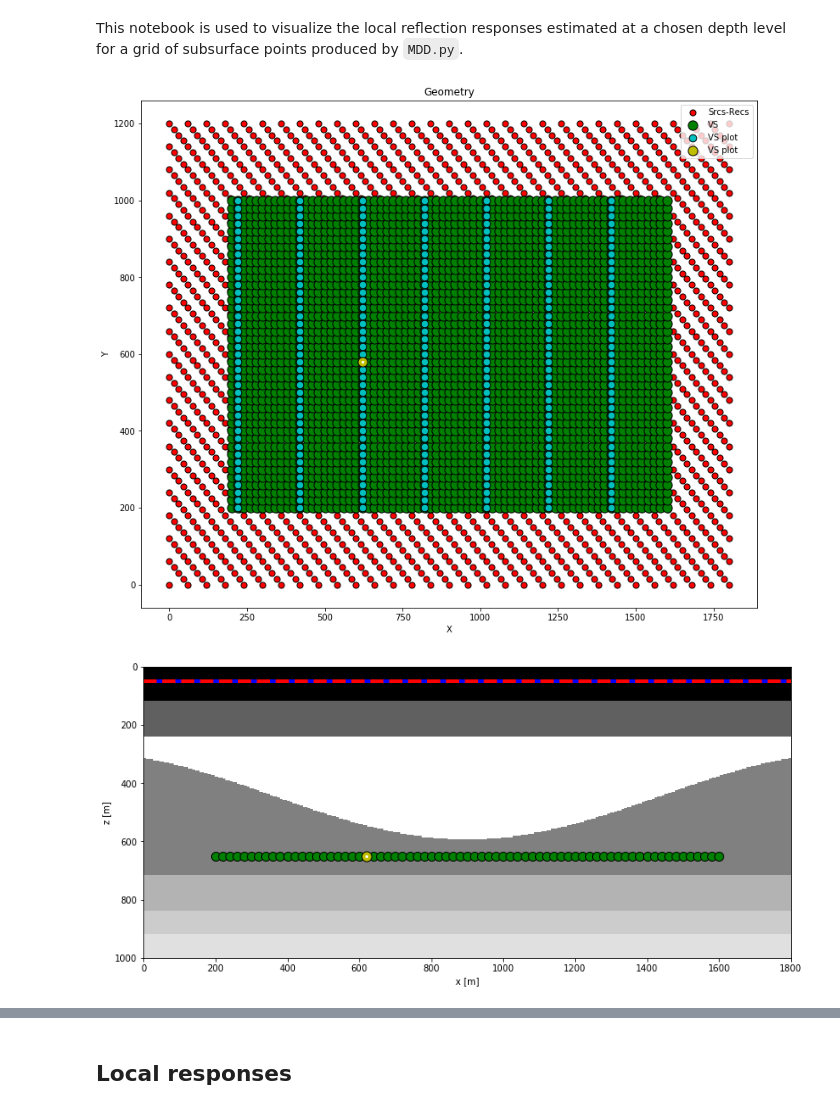
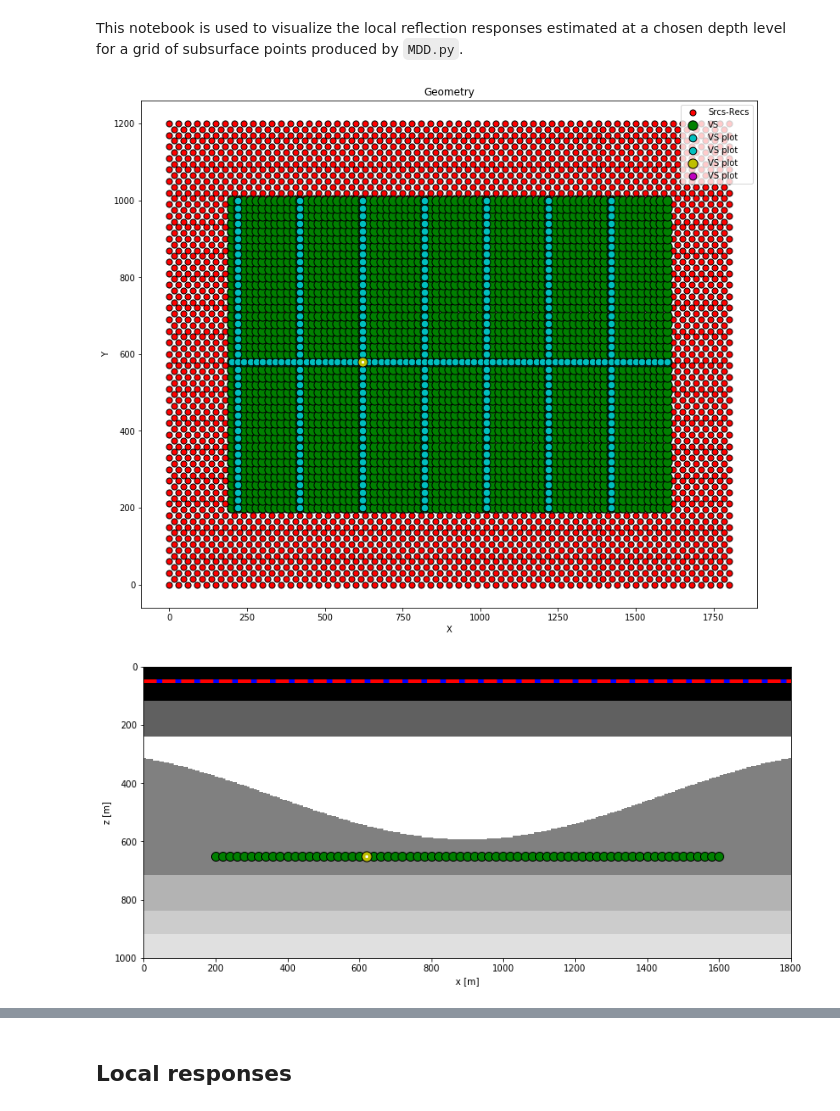
Before and after one commit to DIG-Kaust/MDC-HPC, a Jupyter notebook: MDD3D_visualization.ipynb, the cells around one changed output, grey strips where cells are left out. Saved outputs shown, nothing was run; the diff lists cells and outputs as text; code cells hidden in the pictures.

Commit message:
Improved plots in  MDD3D_visualization.ipynb

```diff
--- a/MDD3D_visualization.ipynb
+++ b/MDD3D_visualization.ipynb
@@ -38,5 +38,5 @@ os.environ["STORE_PATH"] = "/project/fsenter/mrava/Marchenko3D/"
 # %%
-subsampling = 4
+subsampling = 2
 
 vsz = 650
 nvsx = 71
@@ -80,32 +80,47 @@ vel = 2400.
 rho = inputdata_aux['rho']
 z, x, y = inputdata_aux['z'], inputdata_aux['x'], inputdata_aux['y']
 
 # Display geometry
 fig, ax = plt.subplots(1, 1, sharey=True, figsize=(13, 11))
 ax.scatter(r[0], r[1], marker='.', s=200, c='r', edgecolors='k', label='Srcs-Recs')
 ax.scatter(VSX.ravel(), VSY.ravel(), marker='.', s=500, c='g', edgecolors='k', label='VS')
 ax.scatter(VSX[1::10], VSY[1::10], marker='.', s=300, c='c', edgecolors='k', label='VS plot')
+ax.scatter(VSX[:, 19], VSY[:, 19], marker='.', s=300, c='c', edgecolors='k', label='VS plot')
 ax.scatter(VSX.ravel()[ivsplot:ivsplot+1], VSY.ravel()[ivsplot:ivsplot+1], marker='.', s=500,
            c='y', edgecolors='k', label='VS plot')
 ax.scatter(vs[0], vs[1], marker='.', s=20, c='w')
+ax.scatter(VSX[850:900], VSY[850:900], marker='.', s=300, c='m', edgecolors='k', label='VS plot')
 ax.set_xlabel('X')
 ax.set_ylabel('Y')
 ax.set_title('Geometry')
 plt.legend()
 plt.show()
 
 fig, ax1 = plt.subplots(1, 1, figsize=(13, 6))
 ax1.imshow(rho[np.argmin(np.abs(y-VSY.ravel()[ivsplot]))].T, cmap='gray', vmin=1000, vmax=5000,
            extent = (x[0], x[-1], z[-1], z[0]))
 ax1.axhline(r[2, 0], color='b', lw=4)
 ax1.axhline(s[2, 0], color='r', linestyle='--', lw=4)
 ax1.scatter(vsx, vsz * np.ones(nvsx), marker='.', s=400, c='g', edgecolors='k')
 ax1.scatter(VSX.ravel()[ivsplot], vsz * np.ones(1), marker='.', s=500, c='y', edgecolors='k')
 ax1.scatter(vs[0], vs[2], marker='.', s=20, c='w')
 ax1.axis('tight')
 ax1.set_xlabel('x [m]')
 ax1.set_ylabel('z [m]')
 ax1.set_xlim(x[0], x[-1]);
+
+fig, ax1 = plt.subplots(1, 1, figsize=(13, 6))
+ax1.imshow(rho[:, np.argmin(np.abs(x-VSX.ravel()[ivsplot]))].T, cmap='gray', vmin=1000, vmax=5000,
+           extent = (y[0], y[-1], z[-1], z[0]))
+ax1.axhline(r[1, 0], color='b', lw=4)
+ax1.axhline(s[1, 0], color='r', linestyle='--', lw=4)
+ax1.scatter(vsy, vsz * np.ones(nvsy), marker='.', s=400, c='g', edgecolors='k')
+ax1.scatter(VSY.ravel()[ivsplot], vsz * np.ones(1), marker='.', s=500, c='y', edgecolors='k')
+ax1.scatter(vs[0], vs[1], marker='.', s=20, c='w')
+ax1.axis('tight')
+ax1.set_xlabel('y [m]')
+ax1.set_ylabel('z [m]')
+ax1.set_xlim(y[0], y[-1]);
 # %% [output]
-[figure, old version]
+[figure, new version]
 [figure]
```
Also changed, not shown: parts of 6 cells of this notebook.
